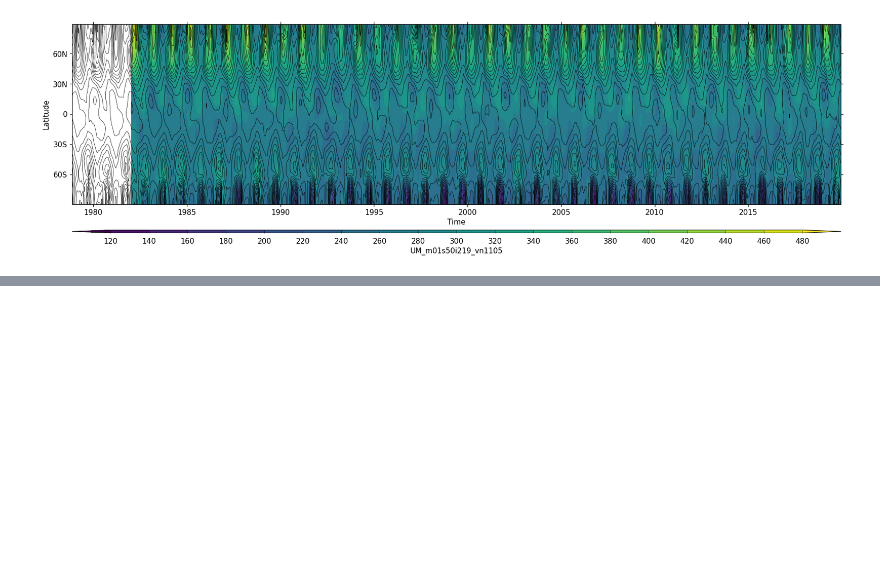
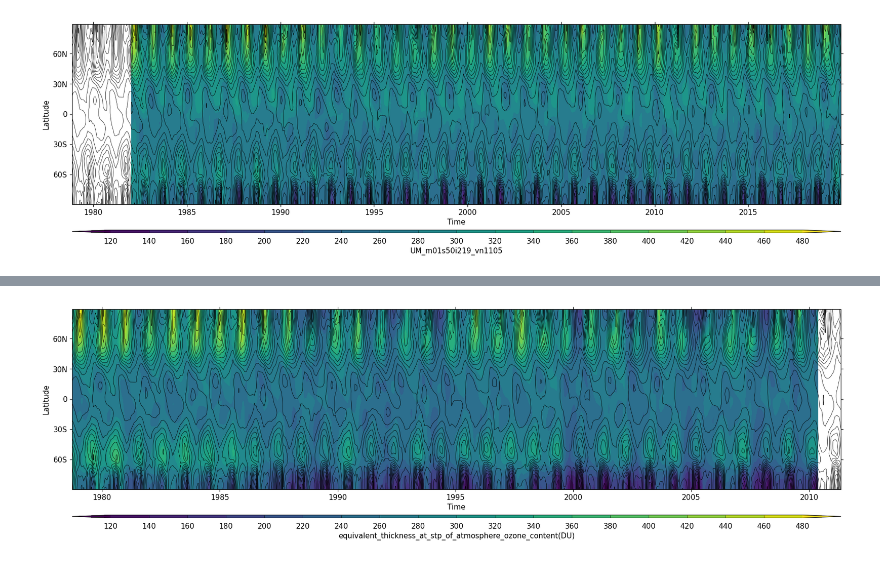
Before and after one commit to theabro/ukca, a Jupyter notebook: Tutorials/UMvn13.0/notebooks/cf_toz01.ipynb, the cells around one changed output, grey strips where cells are left out. Cells and saved outputs as stored; diff of their text form; code cells hidden in the pictures; blank space fills up the shorter version.

```diff
--- a/Tutorials/UMvn13.0/notebooks/cf_toz01.ipynb
+++ b/Tutorials/UMvn13.0/notebooks/cf_toz01.ipynb
@@ -49,0 +80,5 @@ cfp.gclose()
+# %%
+# only select UKCA data from 1978 onwards to compare to the observations
+ccmi_1978=ccmi_zm.subspace(T=cf.ge(cf.dt('1978-01-01')))
+# similarly this data stops in 2011, so restrict the obs in the same way
+obs_2011=obs_zm.subspace(T=cf.le(cf.dt('2012-01-01')))
@@ -49,0 +95,9 @@ cfp.gclose()
+# %%
+# quite a lot of data so stretch the plot
+cfp.gopen(figsize=(20,5))
+cfp.levs(min=120, max=480, step=20)
+cfp.con(ccmi_1978, lines=False, fill=True, swap_axes=True)
+cfp.con(obs_2011, fill=False, lines=True, linewidths=0.5, line_labels=False, swap_axes=True)
+cfp.gclose()
+# %% [output]
+[figure, added]
```
Also changed, not shown: parts of 13 cells of this notebook, 5 other files.
